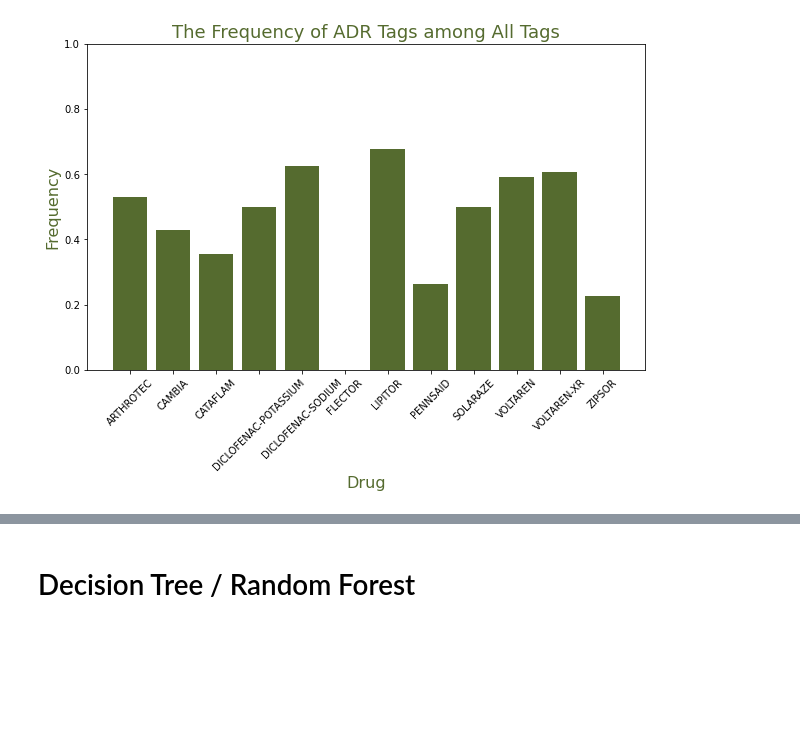
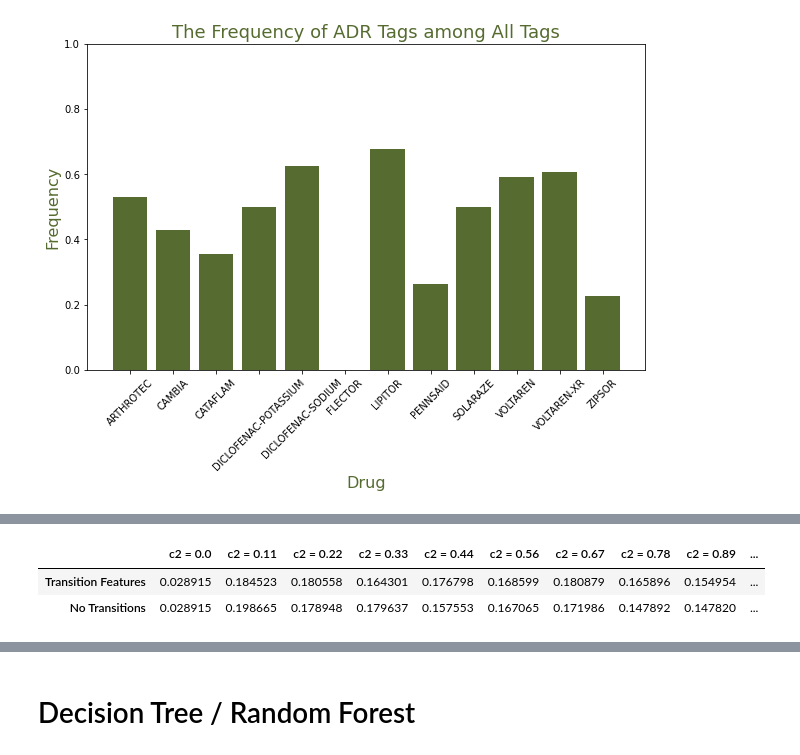
Before and after one commit to PawinData/TM, a Jupyter notebook: Project.ipynb, the cells around one changed output, grey strips where cells are left out. Cells and saved outputs as stored; diff of their text form; code cells hidden in the pictures; blank space fills up the shorter version.

```diff
--- a/Project.ipynb
+++ b/Project.ipynb
@@ -295,0 +397,11 @@ There are 812 reports in the training set, 187 in the development set, and 250 i
+# %%
+# training
+baseline = CRF(algorithm='lbfgs', c1=0.1, c2=0.1, max_iterations=100, all_possible_transitions=True)
+baseline.fit(X_train, y_train)
+
+# evaluate
+print('Overall Accuracy on Test Set:', baseline.score(X_test, y_test), '\n')
+labels = list(baseline.classes_)
+labels.remove('O')
+sorted_labels = sorted(labels, key = lambda name:(name[1:], name[0]))
+print(metrics.flat_classification_report(y_test, baseline.predict(X_test), labels=sorted_labels, digits=4))
@@ -295,0 +434,27 @@ There are 812 reports in the training set, 187 in the development set, and 250 i
+# %%
+a,b, c,d, k = 0,1, 0,1, 10
+
+def score(c1, c2, algorithm, transitions):
+    if algorithm=='lbfgs':
+        crf = CRF(algorithm='lbfgs', c1=c1, c2=c2, max_iterations=100, all_possible_transitions=transitions)
+    if algorithm=='l2sgd':
+        crf = CRF(algorithm='l2sgd', c2=c2, max_iterations=100, all_possible_transitions=transitions)
+    crf.fit(X_train, y_train)
+    return metrics.flat_f1_score(y_dev, crf.predict(X_dev), average='weighted', labels=labels)
+
+LB = dict()
+for c1 in np.linspace(a,b,k):
+    lst = list()
+    for c2 in np.linspace(a,b,k):
+        panda = np.mean([score(c1, c2, 'lbfgs', True) for run in range(3)])
+        grizzly=np.mean([score(c1, c2, 'lbfgs', False) for run in range(3)])
+        lst.append((panda,grizzly))
+    LB['c1 = '+str(round(c1,2))] = lst
+LB = pd.DataFrame(LB, index=['c2 = '+str(round(ele,2)) for ele in np.linspace(a,b,k)])
+
+L2 = dict()
+for c2 in np.linspace(c,d,k):
+    panda = np.mean([score(0, c2, 'l2sgd', True) for run in range(5)])
+    grizzly=np.mean([score(0, c2, 'l2sgd', False) for run in range(5)])
+    L2['c2 = '+str(round(c2,2))] = (panda, grizzly)
+L2 = pd.DataFrame(L2, index=['Transition Features', 'No Transitions'])
@@ -295,0 +475,6 @@ There are 812 reports in the training set, 187 in the development set, and 250 i
+# %%
+L2
+# %% [output]
+|  | c2 = 0.0 | c2 = 0.11 | c2 = 0.22 | c2 = 0.33 | c2 = 0.44 | c2 = 0.56 | c2 = 0.67 | c2 = 0.78 | c2 = 0.89 | ... |
+| Transition Features | 0.028915 | 0.184523 | 0.180558 | 0.164301 | 0.176798 | 0.168599 | 0.180879 | 0.165896 | 0.154954 | ... |
+| No Transitions | 0.028915 | 0.198665 | 0.178948 | 0.179637 | 0.157553 | 0.167065 | 0.171986 | 0.147892 | 0.147820 | ... |
```
Also changed, not shown: parts of 25 cells of this notebook.
